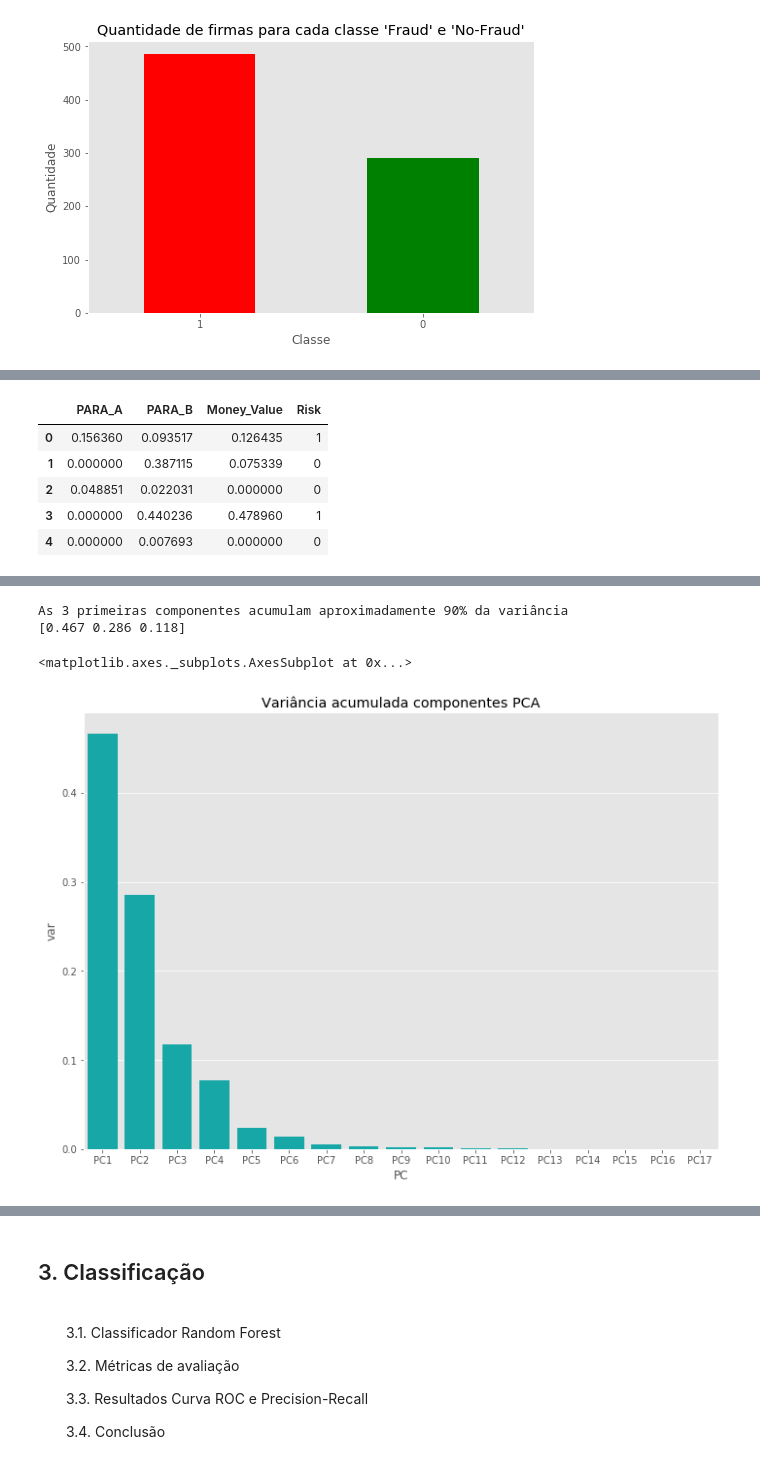
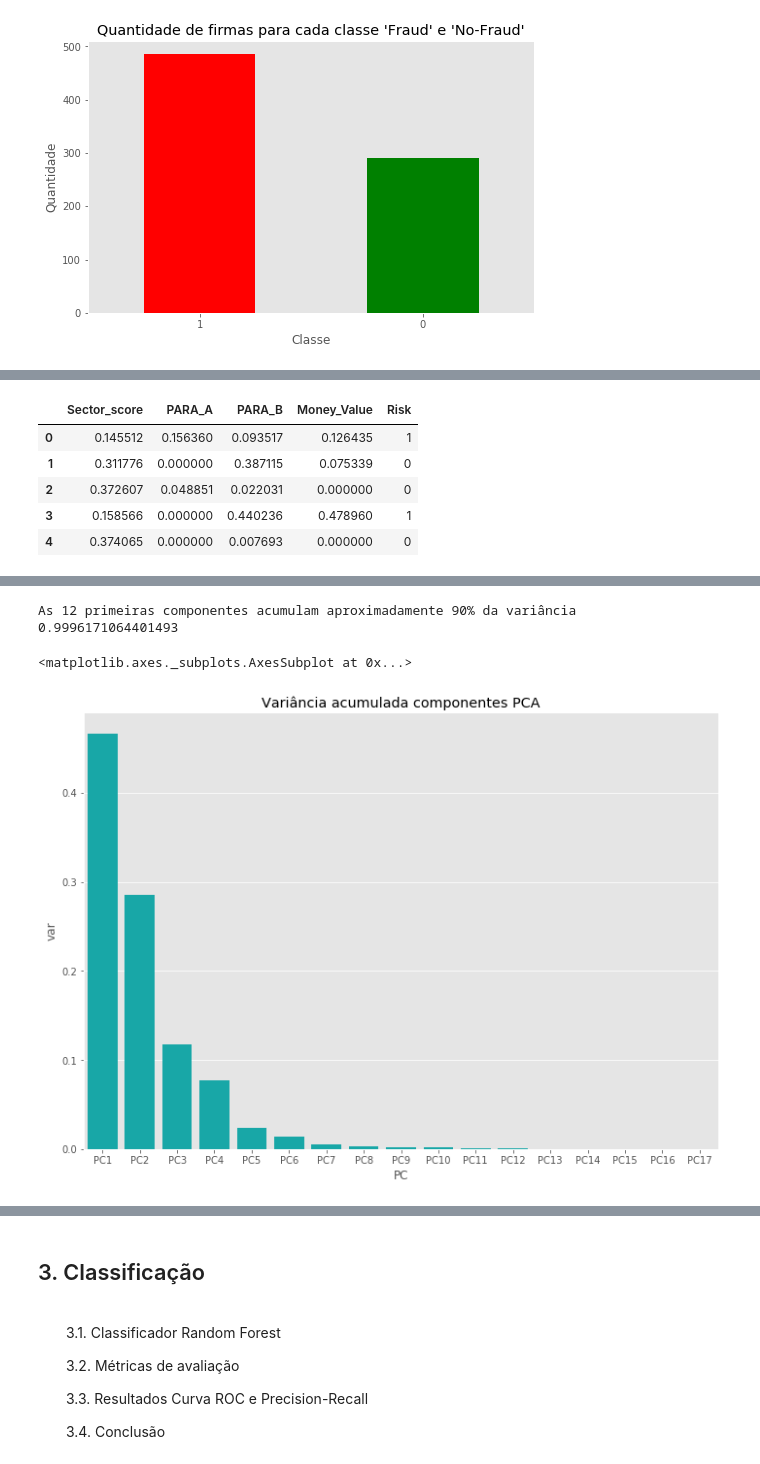
Before and after one commit to KateMorf/audit-data-analysis, a Jupyter notebook: Audit Data Analysis.ipynb, the cells around one changed output, grey strips where cells are left out. Saved outputs shown, nothing was run; the diff lists cells and outputs as text; code cells hidden in the pictures.

```diff
--- a/Audit Data Analysis.ipynb
+++ b/Audit Data Analysis.ipynb
@@ -287,19 +318,19 @@ Money_Value  0.002908  0.268316  0.232095     1.000000
 # %%
 # Na seleção de atributos se busca atributos que sejam independentes entre si e muito correlacionados com o atributo
 # classe. Os atributos PARA_A, PARA_B, TOTAL e MONEY_Value possuem forte correlação com o atributo classe 'Risk'
 # porém entre si, o atributo TOTAL possui forte correlação com PARA_A e PARA_B, ou seja a sua remoção do conjunto final
 # de atributos traz menos redundância para a base
 # Aqui removemos o atributo TOTAL e deixamos a base final com os seguintes atributos: PARA_A, PARA_B, MONEY_VALUE, RISK
 
-base_fs = dataset[['PARA_A', 'PARA_B', 'Money_Value', 'Risk']]
+base_fs = dataset[["Sector_score","PARA_A","PARA_B","Money_Value","Risk"]]
 base_fs.head()
 # %% [output]
-|  | PARA_A | PARA_B | Money_Value | Risk |
-| 0 | 0.156360 | 0.093517 | 0.126435 | 1 |
-| 1 | 0.000000 | 0.387115 | 0.075339 | 0 |
-| 2 | 0.048851 | 0.022031 | 0.000000 | 0 |
-| 3 | 0.000000 | 0.440236 | 0.478960 | 1 |
-| 4 | 0.000000 | 0.007693 | 0.000000 | 0 |
+|  | Sector_score | PARA_A | PARA_B | Money_Value | Risk |
+| 0 | 0.145512 | 0.156360 | 0.093517 | 0.126435 | 1 |
+| 1 | 0.311776 | 0.000000 | 0.387115 | 0.075339 | 0 |
+| 2 | 0.372607 | 0.048851 | 0.022031 | 0.000000 | 0 |
+| 3 | 0.158566 | 0.000000 | 0.440236 | 0.478960 | 1 |
+| 4 | 0.374065 | 0.000000 | 0.007693 | 0.000000 | 0 |
 # %%
 # Feature transformation com PCA
 pca = PCA(n_components = 17)
@@ -323,8 +354,8 @@ base_pca.head()
 | 4 | -0.023687 | -0.386551 | -0.000382 | 0.281711 | -0.149050 | -0.033742 | -0.038878 | 0.038765 | -0.017836 | -0.010623 | -0.008325 | ... |
 # %%
 # Variância acumulada de cada componente
-print("As 3 primeiras componentes acumulam aproximadamente 90% da variância")
-print(pca.explained_variance_ratio_[:-14])
+print("As 12 primeiras componentes acumulam aproximadamente 99% da variância")
+print(sum(pca.explained_variance_ratio_[:-5]))
 var_acc = pd.DataFrame({'var':pca.explained_variance_ratio_,
              'PC':['PC1', 'PC2','PC3','PC4','PC5','PC6','PC7','PC8','PC9','PC10','PC11','PC12','PC13','PC14','PC15',
                    'PC16','PC17']})
@@ -336,8 +367,8 @@ plt.title('Variância acumulada componentes PCA')
 sns.barplot(x='PC',y="var",
            data=var_acc, color="c", ax=ax)
 # %% [output]
-As 3 primeiras componentes acumulam aproximadamente 90% da variância
-[0.467 0.286 0.118]
+As 12 primeiras componentes acumulam aproximadamente 90% da variância
+0.9996171064401493
 <matplotlib.axes._subplots.AxesSubplot at 0x...>
 [figure]
 # %%
```
Also changed, not shown: parts of 25 cells of this notebook.
